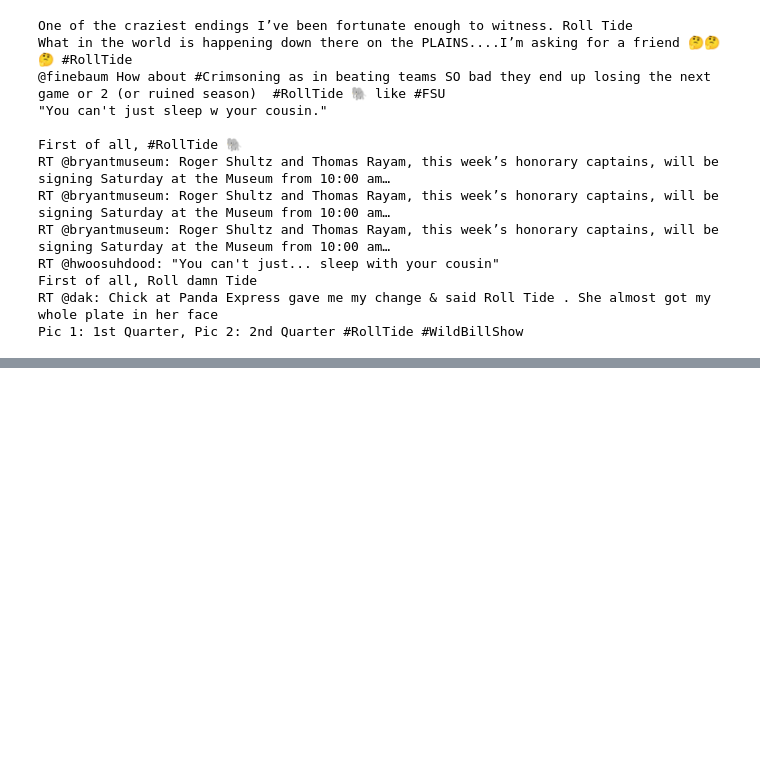
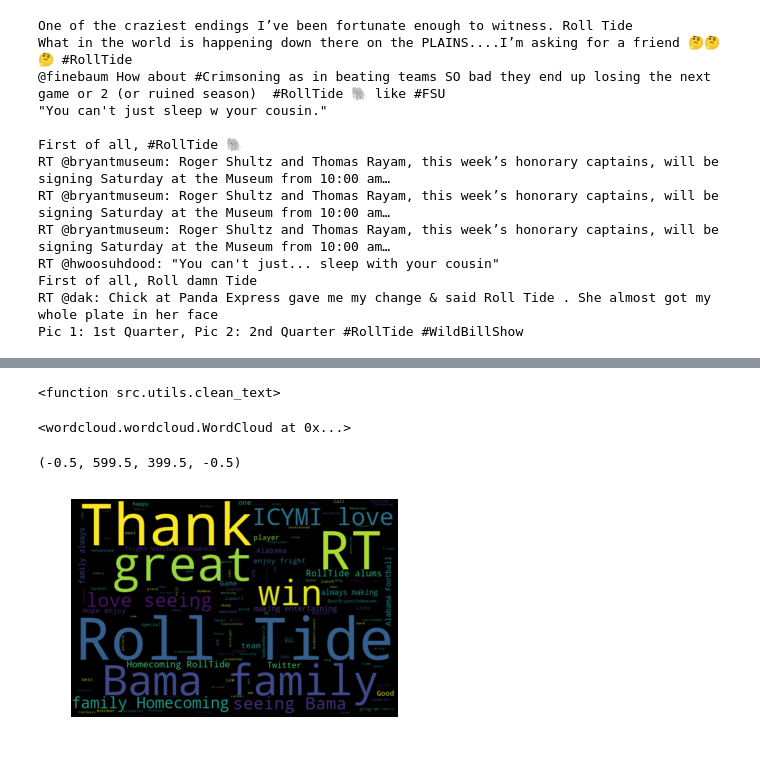
Before and after one commit to mike-camp/Twitter-Sentiment-Analysis, a Jupyter notebook: notebooks/Sports.ipynb, the cells around one changed output, grey strips where cells are left out. Saved outputs shown, nothing was run; the diff lists cells and outputs as text; code cells hidden in the pictures; blank space fills up the shorter version.

```diff
--- a/notebooks/Sports.ipynb
+++ b/notebooks/Sports.ipynb
@@ -76,0 +134,18 @@ merged_df
+# %%
+wc = wordcloud.WordCloud(width=600, height=400)
+from src import utils
+utils.clean_text
+# %% [output]
+<function src.utils.clean_text>
+# %%
+wc = wc.generate(utils.clean_text(' '.join(db.text[db.sentiment>.85])).replace('WEBLINK','')\
+                .replace('AT_USER',''))
+wc.to_file('../website/images/roll_tide_pos_wc.png')
+# %% [output]
+<wordcloud.wordcloud.WordCloud at 0x...>
+# %%
+plt.imshow(wc, interpolation='bilinear')
+plt.axis("off")
+# %% [output]
+(-0.5, 599.5, 399.5, -0.5)
+[figure, added]
```
Also changed, not shown: parts of 10 cells of this notebook, 8 other files.
